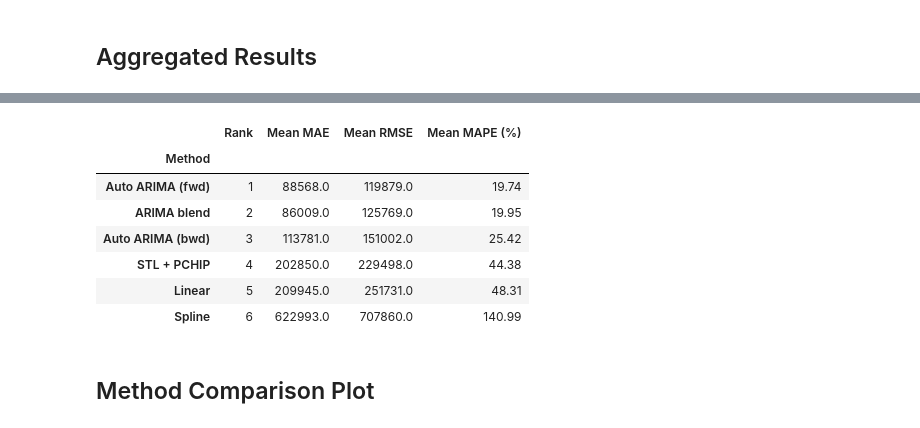
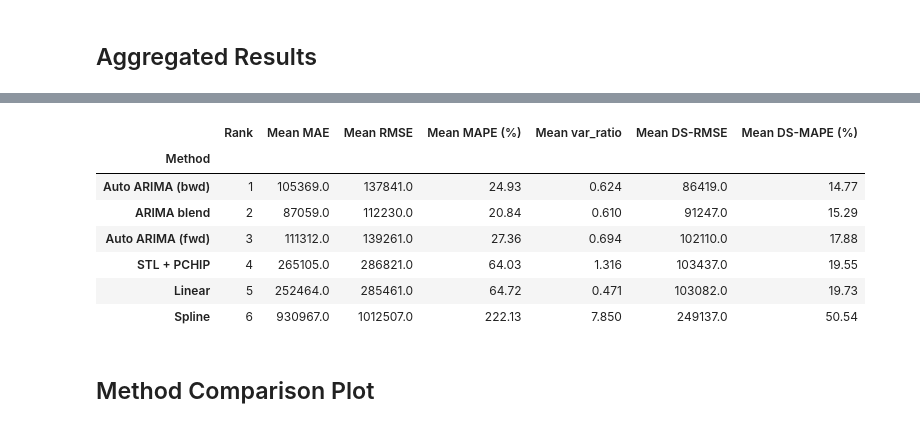
Before and after one commit to Gbrlmoraes/brazil_tourism_forecasting_benchmark, a Jupyter notebook: notebooks/4_working_with_pandemic_data.ipynb, the cells around one changed output, grey strips where cells are left out. Saved outputs shown, nothing was run; the diff lists cells and outputs as text; code cells hidden in the pictures.

```diff
--- a/notebooks/4_working_with_pandemic_data.ipynb
+++ b/notebooks/4_working_with_pandemic_data.ipynb
@@ -73,10 +104,22 @@ Four non-overlapping pre-COVID windows of 24 months each. All windows end early
 # %%
 WINDOWS = [
-    ('W1', pd.Timestamp('2010-01-01'), pd.Timestamp('2011-12-31')),
-    ('W2', pd.Timestamp('2012-01-01'), pd.Timestamp('2013-12-31')),
-    ('W3', pd.Timestamp('2014-01-01'), pd.Timestamp('2015-12-31')),
-    ('W4', pd.Timestamp('2015-06-30'), pd.Timestamp('2016-06-30')),
+    # Older, well-spaced windows across historical regimes.
+    ('W0', pd.Timestamp('1995-01-31'), pd.Timestamp('1995-06-30')),  # 6m
+    ('W1', pd.Timestamp('1998-01-31'), pd.Timestamp('1998-12-31')),  # 12m
+    ('W2', pd.Timestamp('2001-01-31'), pd.Timestamp('2002-06-30')),  # 18m
+    ('W3', pd.Timestamp('2004-01-31'), pd.Timestamp('2006-12-31')),  # 36m
+    ('W4', pd.Timestamp('2008-01-31'), pd.Timestamp('2009-12-31')),  # 24m
+    ('W5', pd.Timestamp('2010-01-31'), pd.Timestamp('2011-12-31')),  # 24m
+    ('W6', pd.Timestamp('2012-01-31'), pd.Timestamp('2013-12-31')),  # 24m
+    ('W7', pd.Timestamp('2013-01-31'), pd.Timestamp('2015-12-31')),  # 36m
+    ('W8', pd.Timestamp('2013-07-31'), pd.Timestamp('2015-12-31')),  # 30m
+    ('W9', pd.Timestamp('2014-01-31'), pd.Timestamp('2015-12-31')),  # 24m
+    ('W10', pd.Timestamp('2014-07-31'), pd.Timestamp('2015-12-31')),  # 18m
+    ('W11', pd.Timestamp('2015-01-31'), pd.Timestamp('2015-12-31')),  # 12m
+    ('W12', pd.Timestamp('2015-07-31'), pd.Timestamp('2015-12-31')),  # 6m
 ]
+
+RANDOM_STATE = 42  # for reproducibility of auto_arima search
 
 for name, start, end in WINDOWS:
     n = monthly_df.loc[start:end].shape[0]
@@ -405,18 +669,51 @@ for win_name, gap_start, gap_end in WINDOWS:
 # %%
 summary = (
     results_df
-    .groupby('Method')[['MAE', 'RMSE', 'MAPE']]
+    .groupby('Method')[
+        ['MAE', 'RMSE', 'MAPE', 'VarRatio', 'DownstreamRMSE', 'DownstreamMAPE']
+    ]
     .mean()
-    .round({'MAE': 0, 'RMSE': 0, 'MAPE': 2})
-    .sort_values('MAPE')
+    .round({
+        'MAE': 0,
+        'RMSE': 0,
+        'MAPE': 2,
+        'VarRatio': 3,
+        'DownstreamRMSE': 0,
+        'DownstreamMAPE': 2,
+    })
+    .sort_values('DownstreamMAPE')
 )
 summary.index.name = 'Method'
-summary.columns = ['Mean MAE', 'Mean RMSE', 'Mean MAPE (%)']
+summary.columns = [
+    'Mean MAE',
+    'Mean RMSE',
+    'Mean MAPE (%)',
+    'Mean var_ratio',
+    'Mean DS-RMSE',
+    'Mean DS-MAPE (%)',
+]
 
-# rank by mean MAPE
+# rank by mean Downstream MAPE
 summary.insert(0, 'Rank', range(1, len(summary) + 1))
 
-print('\nAggregated benchmark (mean across 3 windows, sorted by MAPE)\n')
+oracle_summary = (
+    results_df
+    .groupby('Window')[['OracleRMSE', 'OracleMAPE']]
+    .first()
+    .round({'OracleRMSE': 0, 'OracleMAPE': 2})
+)
+
+print(
+    f'\nAggregated benchmark (mean across {results_df["Window"].nunique()} windows, sorted by MAPE)'
+)
+print(
+    'var_ratio = var(pred) / var(truth);  1.0 = ideal,  <1 over-smooth,  >1 over-spiky\n'
+)
 print(summary.to_string())
+
+print(
+    '\nOracle baseline per window (auto-ARIMA fit on the real series, same train/test geometry):\n'
+)
+print(oracle_summary.to_string())
 summary
 # %% [output]
@@ -433,11 +737,11 @@ Spline               6  622993.0   707860.0         140.99
-|  | Rank | Mean MAE | Mean RMSE | Mean MAPE (%) |
-| Method |  |  |  |  |
-| Auto ARIMA (fwd) | 1 | 88568.0 | 119879.0 | 19.74 |
-| ARIMA blend | 2 | 86009.0 | 125769.0 | 19.95 |
-| Auto ARIMA (bwd) | 3 | 113781.0 | 151002.0 | 25.42 |
-| STL + PCHIP | 4 | 202850.0 | 229498.0 | 44.38 |
-| Linear | 5 | 209945.0 | 251731.0 | 48.31 |
-| Spline | 6 | 622993.0 | 707860.0 | 140.99 |
+|  | Rank | Mean MAE | Mean RMSE | Mean MAPE (%) | Mean var_ratio | Mean DS-RMSE | Mean DS-MAPE (%) |
+| Method |  |  |  |  |  |  |  |
+| Auto ARIMA (bwd) | 1 | 105369.0 | 137841.0 | 24.93 | 0.624 | 86419.0 | 14.77 |
+| ARIMA blend | 2 | 87059.0 | 112230.0 | 20.84 | 0.610 | 91247.0 | 15.29 |
+| Auto ARIMA (fwd) | 3 | 111312.0 | 139261.0 | 27.36 | 0.694 | 102110.0 | 17.88 |
+| STL + PCHIP | 4 | 265105.0 | 286821.0 | 64.03 | 1.316 | 103437.0 | 19.55 |
+| Linear | 5 | 252464.0 | 285461.0 | 64.72 | 0.471 | 103082.0 | 19.73 |
+| Spline | 6 | 930967.0 | 1012507.0 | 222.13 | 7.850 | 249137.0 | 50.54 |
 # %% [markdown]
 ## Method Comparison Plot
 # %%
```
Also changed, not shown: parts of 12 cells of this notebook.
